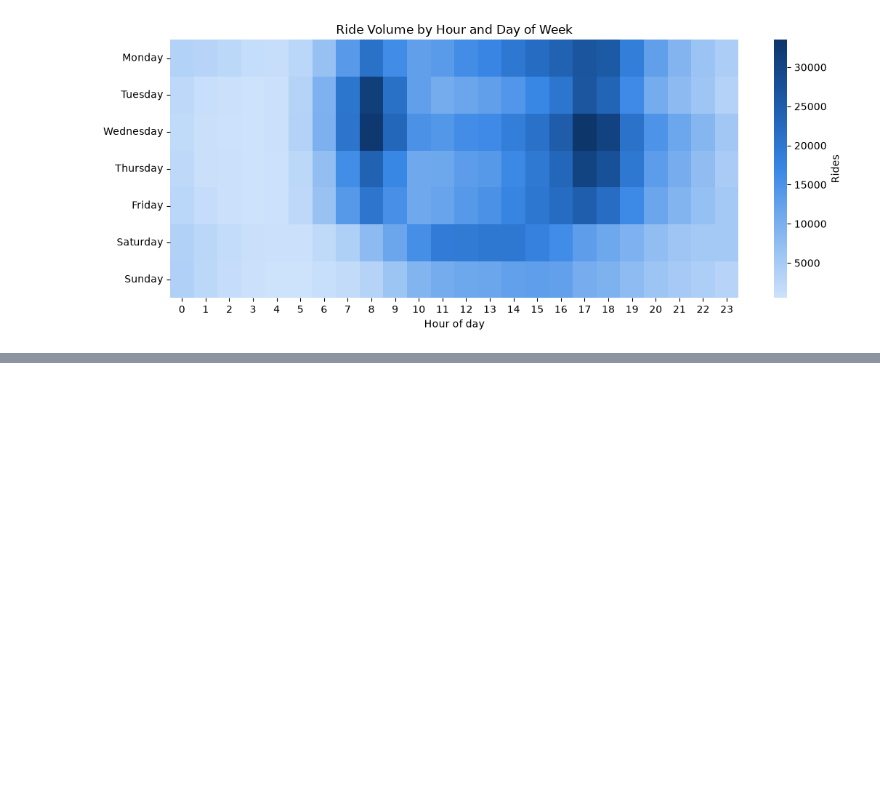
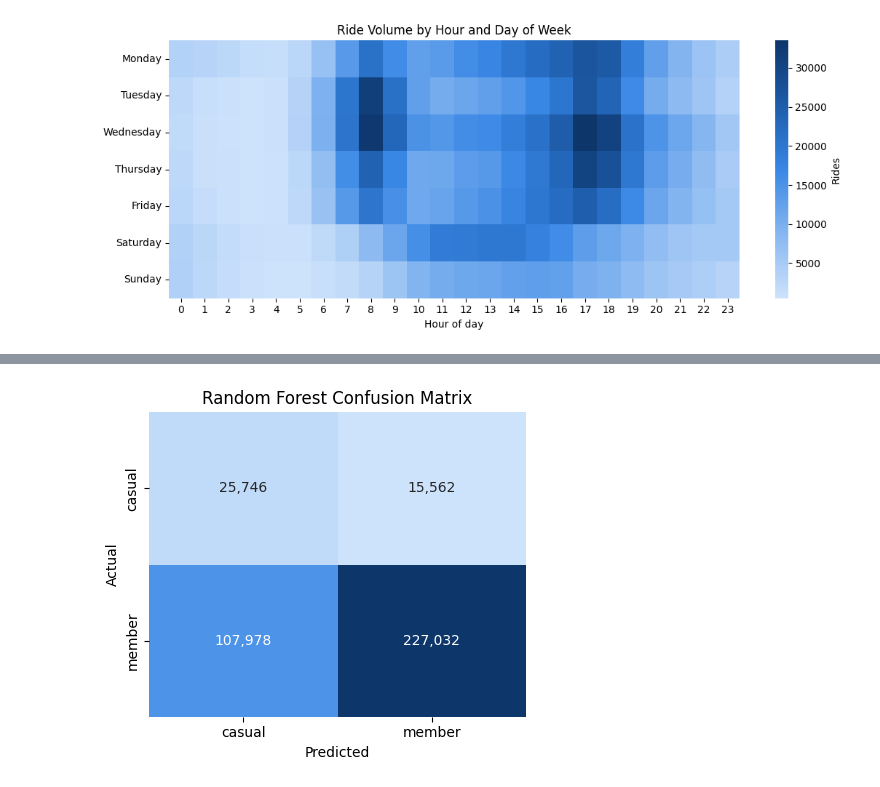
Before and after one commit to AncientAbacus/NYC-CitiBike-Analysis, a Jupyter notebook: CitiBike_Analysis.ipynb, the cells around one changed output, grey strips where cells are left out. Saved outputs shown, nothing was run; the diff lists cells and outputs as text; code cells hidden in the pictures; blank space fills up the shorter version.

```diff
--- a/CitiBike_Analysis.ipynb
+++ b/CitiBike_Analysis.ipynb
@@ -227,0 +392,20 @@ plt.show()
+# %%
+# confusion matrix -- the random forest's actual hits and misses
+from matplotlib.colors import LinearSegmentedColormap
+from sklearn.metrics import confusion_matrix
+
+blue_seq = LinearSegmentedColormap.from_list(
+    "blue_seq", ["#cde2fb", "#9ec5f4", "#6da7ec", "#3987e5", "#256abf", "#184f95", "#0d366b"]
+)
+cm = confusion_matrix(y_test, forest_preds, labels=[0, 1])
+
+plt.figure(figsize=(4.5, 4))
+sns.heatmap(cm, annot=True, fmt=",d", cmap=blue_seq, cbar=False,
+            xticklabels=['casual', 'member'], yticklabels=['casual', 'member'])
+plt.title("Random Forest Confusion Matrix")
+plt.xlabel("Predicted")
+plt.ylabel("Actual")
+plt.tight_layout()
+plt.show()
+# %% [output]
+[figure, added]
```
Also changed, not shown: parts of 13 cells of this notebook, 6 other files.
